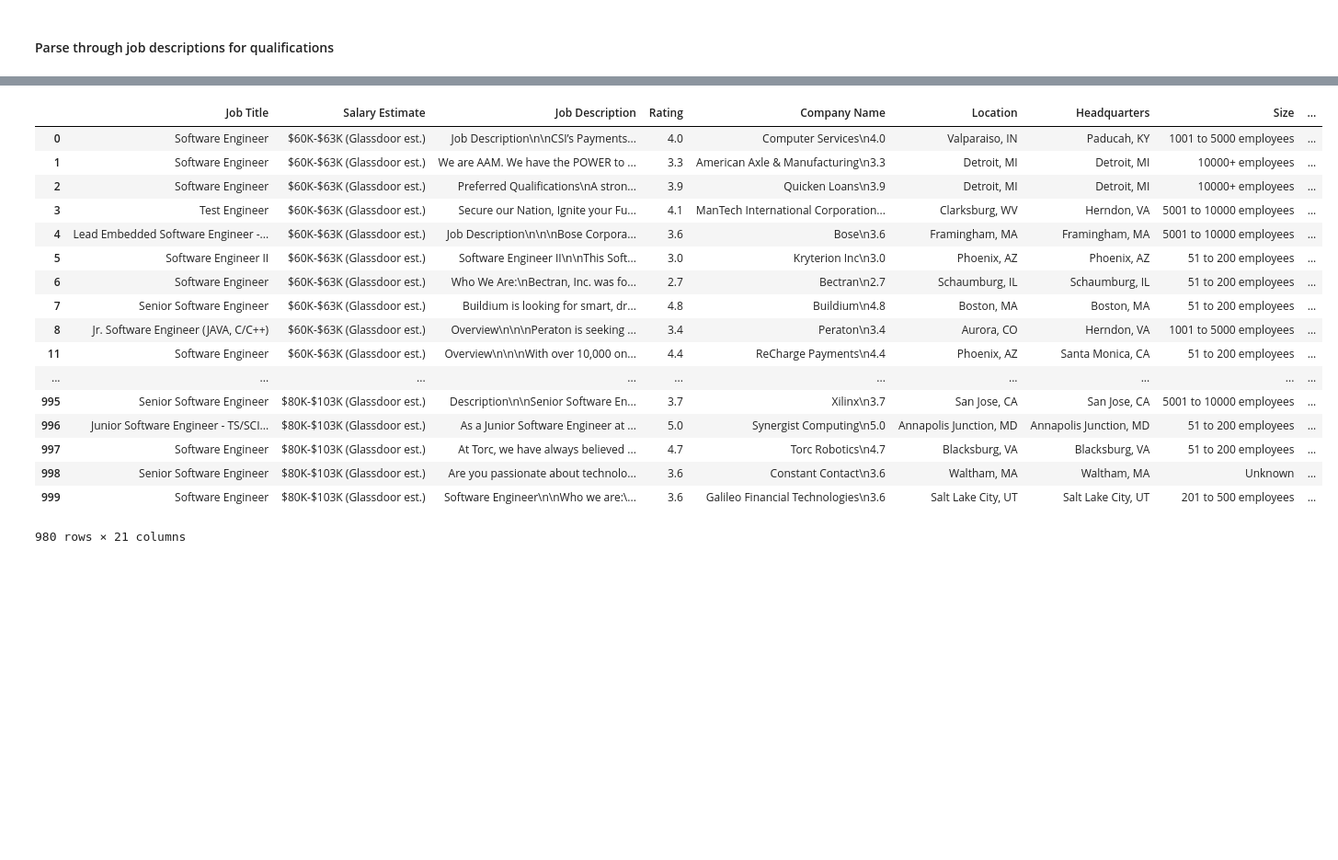
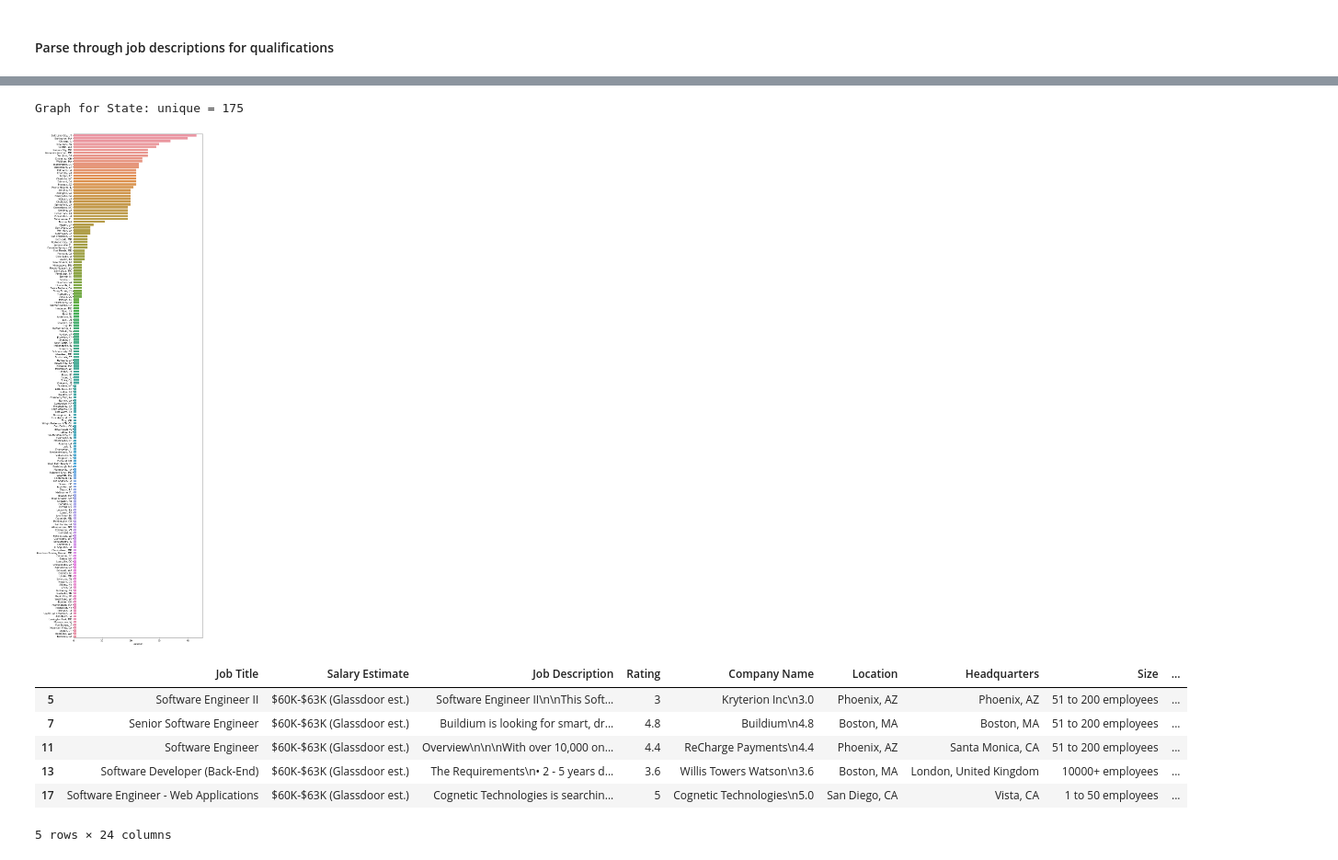
Before and after one commit to damehero/COGS108_Repo, a Jupyter notebook: FinalProject_group62.ipynb, the cells around one changed output, grey strips where cells are left out. Shown at 92% size. Cells and saved outputs as stored; diff of their text form; code cells hidden in the pictures; blank space fills up the shorter version.

```diff
--- a/FinalProject_group62.ipynb
+++ b/FinalProject_group62.ipynb
@@ -243,3 +235,6 @@ def bachelor(description):
             return 'no'
 # %%
 bs_yes_no = df_cs.get('Job Description').apply(bachelor)
+# %%
+df_cs['BS Required'] = bs_yes_no
+df_cs.sample(3)
@@ -245,0 +247,2 @@ bs_yes_no = df_cs.get('Job Description').apply(bachelor)
+# %%
+df_cs = df_cs.replace(to_replace = '-1', value ="Unknown")
@@ -246,21 +352,20 @@ bs_yes_no = df_cs.get('Job Description').apply(bachelor)
+# %%
+cat_num = df_cat['Location'].value_counts()
+print("Graph for State: unique =", (len(cat_num)))
+plt.figure(figsize=(10,40))
+chart = sns.barplot(y=cat_num.index, x=cat_num, orient = 'h')
+chart.set_yticklabels(chart.get_yticklabels())
+plt.show()
+# %% [output]
+Graph for State: unique = 175
+[figure, added]
 # %%
-df_cs
+df_cs.head()
 # %% [output]
 |  | Job Title | Salary Estimate | Job Description | Rating | Company Name | Location | Headquarters | Size | ... |
-| 0 | Software Engineer | $60K-$63K (Glassdoor est.) | Job Description\n\nCSI’s Payments... | 4.0 | Computer Services\n4.0 | Valparaiso, IN | Paducah, KY | 1001 to 5000 employees | ... |
-| 1 | Software Engineer | $60K-$63K (Glassdoor est.) | We are AAM. We have the POWER to ... | 3.3 | American Axle & Manufacturing\n3.3 | Detroit, MI | Detroit, MI | 10000+ employees | ... |
-| 2 | Software Engineer | $60K-$63K (Glassdoor est.) | Preferred Qualifications\nA stron... | 3.9 | Quicken Loans\n3.9 | Detroit, MI | Detroit, MI | 10000+ employees | ... |
-| 3 | Test Engineer | $60K-$63K (Glassdoor est.) | Secure our Nation, Ignite your Fu... | 4.1 | ManTech International Corporation... | Clarksburg, WV | Herndon, VA | 5001 to 10000 employees | ... |
-| 4 | Lead Embedded Software Engineer -... | $60K-$63K (Glassdoor est.) | Job Description\n\n\nBose Corpora... | 3.6 | Bose\n3.6 | Framingham, MA | Framingham, MA | 5001 to 10000 employees | ... |
-| 5 | Software Engineer II | $60K-$63K (Glassdoor est.) | Software Engineer II\n\nThis Soft... | 3.0 | Kryterion Inc\n3.0 | Phoenix, AZ | Phoenix, AZ | 51 to 200 employees | ... |
-| 6 | Software Engineer | $60K-$63K (Glassdoor est.) | Who We Are:\nBectran, Inc. was fo... | 2.7 | Bectran\n2.7 | Schaumburg, IL | Schaumburg, IL | 51 to 200 employees | ... |
+| 5 | Software Engineer II | $60K-$63K (Glassdoor est.) | Software Engineer II\n\nThis Soft... | 3 | Kryterion Inc\n3.0 | Phoenix, AZ | Phoenix, AZ | 51 to 200 employees | ... |
 | 7 | Senior Software Engineer | $60K-$63K (Glassdoor est.) | Buildium is looking for smart, dr... | 4.8 | Buildium\n4.8 | Boston, MA | Boston, MA | 51 to 200 employees | ... |
-| 8 | Jr. Software Engineer (JAVA, C/C++) | $60K-$63K (Glassdoor est.) | Overview\n\n\nPeraton is seeking ... | 3.4 | Peraton\n3.4 | Aurora, CO | Herndon, VA | 1001 to 5000 employees | ... |
 | 11 | Software Engineer | $60K-$63K (Glassdoor est.) | Overview\n\n\nWith over 10,000 on... | 4.4 | ReCharge Payments\n4.4 | Phoenix, AZ | Santa Monica, CA | 51 to 200 employees | ... |
-| ... | ... | ... | ... | ... | ... | ... | ... | ... | ... |
-| 995 | Senior Software Engineer | $80K-$103K (Glassdoor est.) | Description\n\nSenior Software En... | 3.7 | Xilinx\n3.7 | San Jose, CA | San Jose, CA | 5001 to 10000 employees | ... |
-| 996 | Junior Software Engineer - TS/SCI... | $80K-$103K (Glassdoor est.) | As a Junior Software Engineer at ... | 5.0 | Synergist Computing\n5.0 | Annapolis Junction, MD | Annapolis Junction, MD | 51 to 200 employees | ... |
-| 997 | Software Engineer | $80K-$103K (Glassdoor est.) | At Torc, we have always believed ... | 4.7 | Torc Robotics\n4.7 | Blacksburg, VA | Blacksburg, VA | 51 to 200 employees | ... |
-| 998 | Senior Software Engineer | $80K-$103K (Glassdoor est.) | Are you passionate about technolo... | 3.6 | Constant Contact\n3.6 | Waltham, MA | Waltham, MA | Unknown | ... |
-| 999 | Software Engineer | $80K-$103K (Glassdoor est.) | Software Engineer\n\nWho we are:\... | 3.6 | Galileo Financial Technologies\n3.6 | Salt Lake City, UT | Salt Lake City, UT | 201 to 500 employees | ... |
+| 13 | Software Developer (Back-End) | $60K-$63K (Glassdoor est.) | The Requirements\n• 2 - 5 years d... | 3.6 | Willis Towers Watson\n3.6 | Boston, MA | London, United Kingdom | 10000+ employees | ... |
+| 17 | Software Engineer - Web Applications | $60K-$63K (Glassdoor est.) | Cognetic Technologies is searchin... | 5 | Cognetic Technologies\n5.0 | San Diego, CA | Vista, CA | 1 to 50 employees | ... |
-980 rows × 21 columns
+5 rows × 24 columns
```
Also changed, not shown: parts of 56 cells of this notebook.
